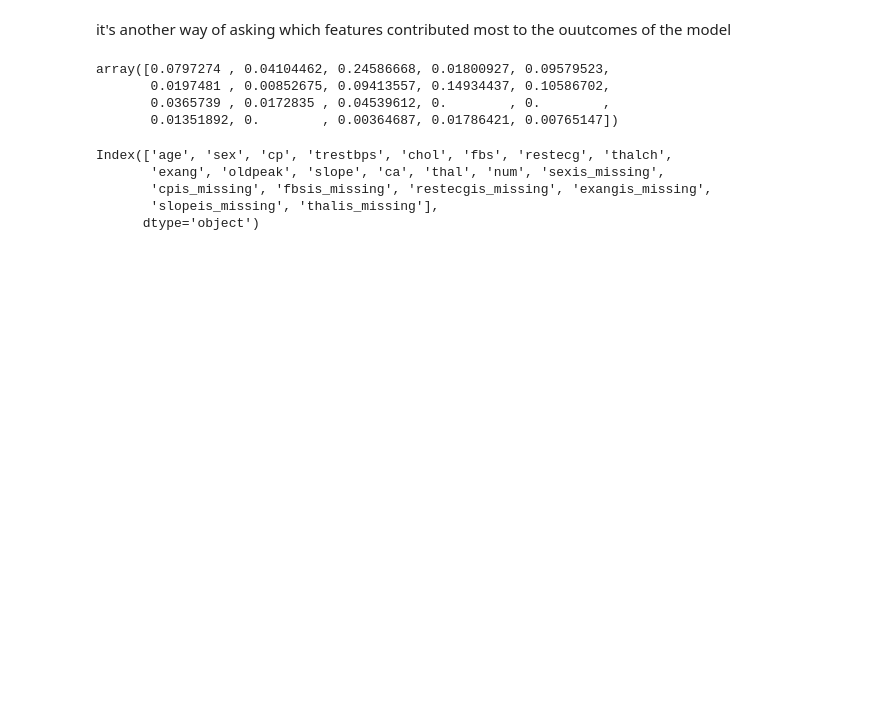
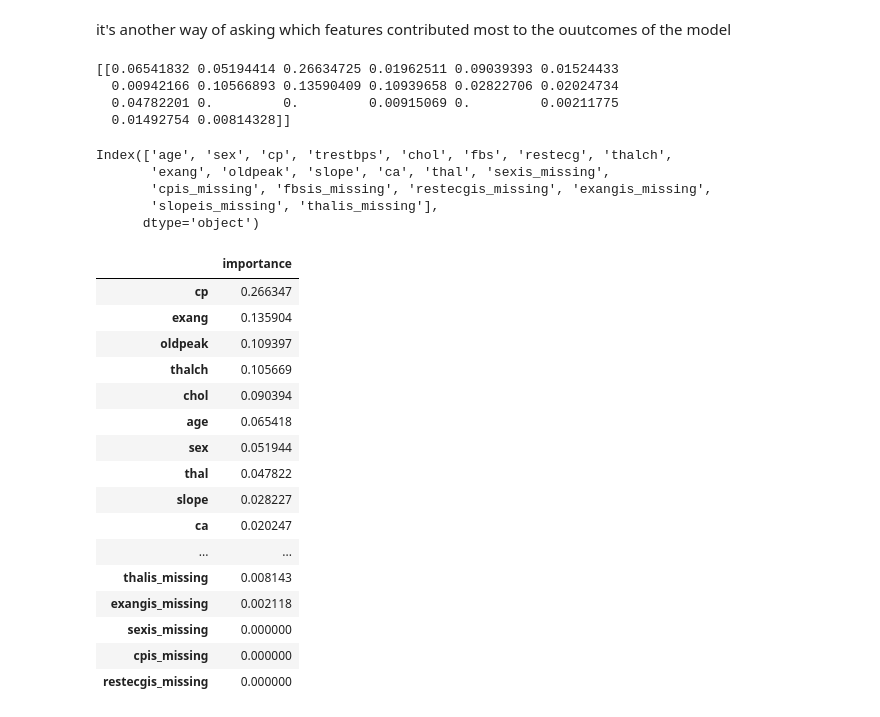
Before and after one commit to bernandogunawan/machine_learning_practices, a Jupyter notebook: end-to-end-heart-disease-classification.ipynb, the cells around one changed output. Drawn from its saved outputs; the diff is of its cells as text; code cells hidden in the pictures; blank space fills up the shorter version.

```diff
--- a/end-to-end-heart-disease-classification.ipynb
+++ b/end-to-end-heart-disease-classification.ipynb
@@ -841,19 +769,41 @@ it's another way of asking which features contributed most to the ouutcomes of t
 # %%
 importance = gs_clf.feature_importances_
 # %%
-importance
+print(importance.reshape(1,20))
 # %% [output]
-array([0.0797274 , 0.04104462, 0.24586668, 0.01800927, 0.09579523,
-       0.0197481 , 0.00852675, 0.09413557, 0.14934437, 0.10586702,
-       0.0365739 , 0.0172835 , 0.04539612, 0.        , 0.        ,
-       0.01351892, 0.        , 0.00364687, 0.01786421, 0.00765147])
+[[0.06541832 0.05194414 0.26634725 0.01962511 0.09039393 0.01524433
+  0.00942166 0.10566893 0.13590409 0.10939658 0.02822706 0.02024734
+  0.04782201 0.         0.         0.00915069 0.         0.00211775
+  0.01492754 0.00814328]]
 # %%
-df_temp.columns
+x_data.columns
 # %% [output]
 Index(['age', 'sex', 'cp', 'trestbps', 'chol', 'fbs', 'restecg', 'thalch',
-       'exang', 'oldpeak', 'slope', 'ca', 'thal', 'num', 'sexis_missing',
+       'exang', 'oldpeak', 'slope', 'ca', 'thal', 'sexis_missing',
        'cpis_missing', 'fbsis_missing', 'restecgis_missing', 'exangis_missing',
        'slopeis_missing', 'thalis_missing'],
       dtype='object')
+# %%
+df_importance = pd.DataFrame(data = importance,index= x_data.columns,columns=["importance"])
+df_importance.sort_values(by=["importance"],axis=0,ascending=False,inplace=True)
+df_importance
+# %% [output]
+|  | importance |
+| cp | 0.266347 |
+| exang | 0.135904 |
+| oldpeak | 0.109397 |
+| thalch | 0.105669 |
+| chol | 0.090394 |
+| age | 0.065418 |
+| sex | 0.051944 |
+| thal | 0.047822 |
+| slope | 0.028227 |
+| ca | 0.020247 |
+| ... | ... |
+| thalis_missing | 0.008143 |
+| exangis_missing | 0.002118 |
+| sexis_missing | 0.000000 |
+| cpis_missing | 0.000000 |
+| restecgis_missing | 0.000000 |
 # %%
 fig,ax = plt.subplots()
```
Also changed, not shown: parts of 41 cells of this notebook.
